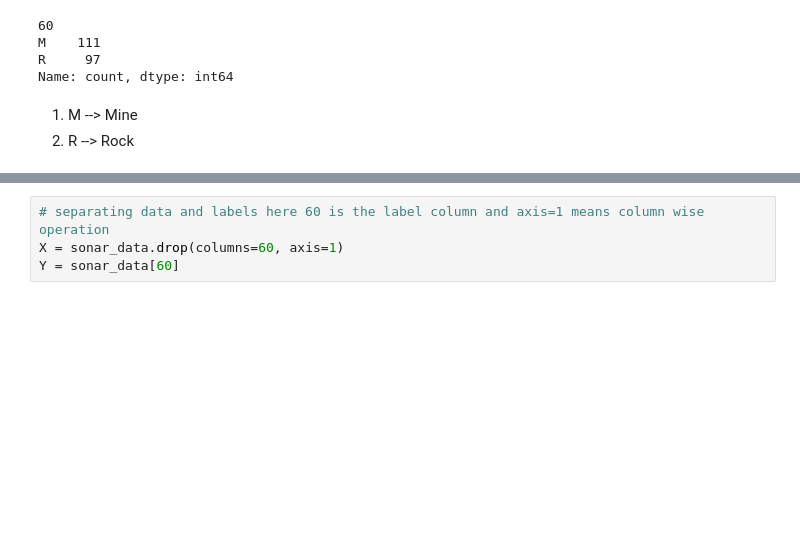
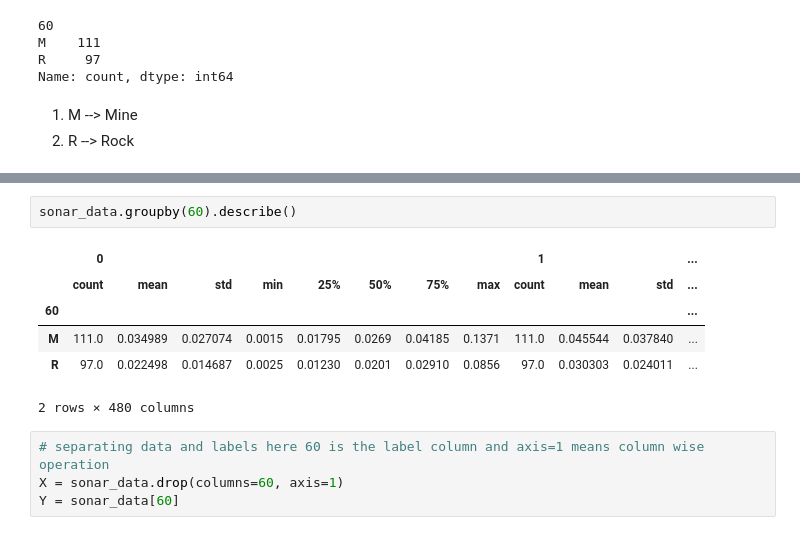
Before and after one commit to PRAFULPAWAR8888/AI-ML-Projects2025, a Jupyter notebook: Sonar_Rock_Vs_Mine_Prediction/Sonar-Rock-VS-Mine-Prediction.ipynb, the cells around one changed output, grey strips where cells are left out. Cells and saved outputs as stored; diff of their text form; blank space fills up the shorter version.

```diff
--- a/Sonar_Rock_Vs_Mine_Prediction/Sonar-Rock-VS-Mine-Prediction.ipynb
+++ b/Sonar_Rock_Vs_Mine_Prediction/Sonar-Rock-VS-Mine-Prediction.ipynb
@@ -70,6 +70,15 @@ sonar_data.groupby(60).mean() # mean value of each column for each label
 | 60 |  |  |  |  |  |  |  |  |  |  |  | ... |
 | M | 0.034989 | 0.045544 | 0.050720 | 0.064768 | 0.086715 | 0.111864 | 0.128359 | 0.149832 | 0.213492 | 0.251022 | 0.289581 | ... |
 | R | 0.022498 | 0.030303 | 0.035951 | 0.041447 | 0.062028 | 0.096224 | 0.114180 | 0.117596 | 0.137392 | 0.159325 | 0.174713 | ... |
+# %%
+sonar_data.groupby(60).describe()
+# %% [output]
+|  | 0 |  |  |  |  |  |  |  | 1 |  |  | ... |
+|  | count | mean | std | min | 25% | 50% | 75% | max | count | mean | std | ... |
+| 60 |  |  |  |  |  |  |  |  |  |  |  | ... |
+| M | 111.0 | 0.034989 | 0.027074 | 0.0015 | 0.01795 | 0.0269 | 0.04185 | 0.1371 | 111.0 | 0.045544 | 0.037840 | ... |
+| R | 97.0 | 0.022498 | 0.014687 | 0.0025 | 0.01230 | 0.0201 | 0.02910 | 0.0856 | 97.0 | 0.030303 | 0.024011 | ... |
+2 rows × 480 columns
 # %%
 # separating data and labels here 60 is the label column and axis=1 means column wise operation
 X = sonar_data.drop(columns=60, axis=1)
```
Also changed, not shown: parts of 2 cells of this notebook.
